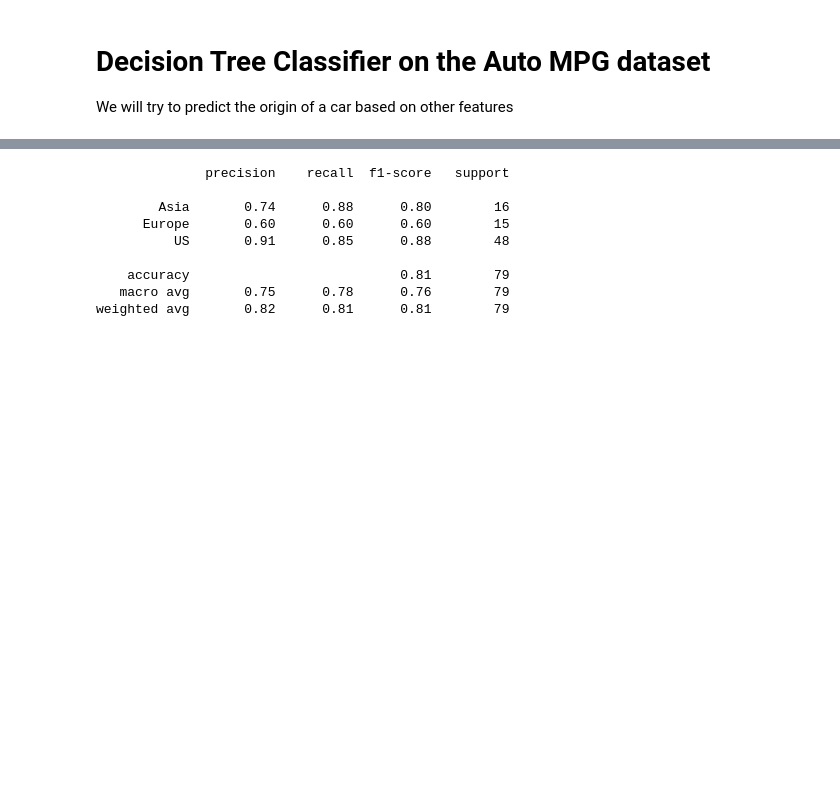
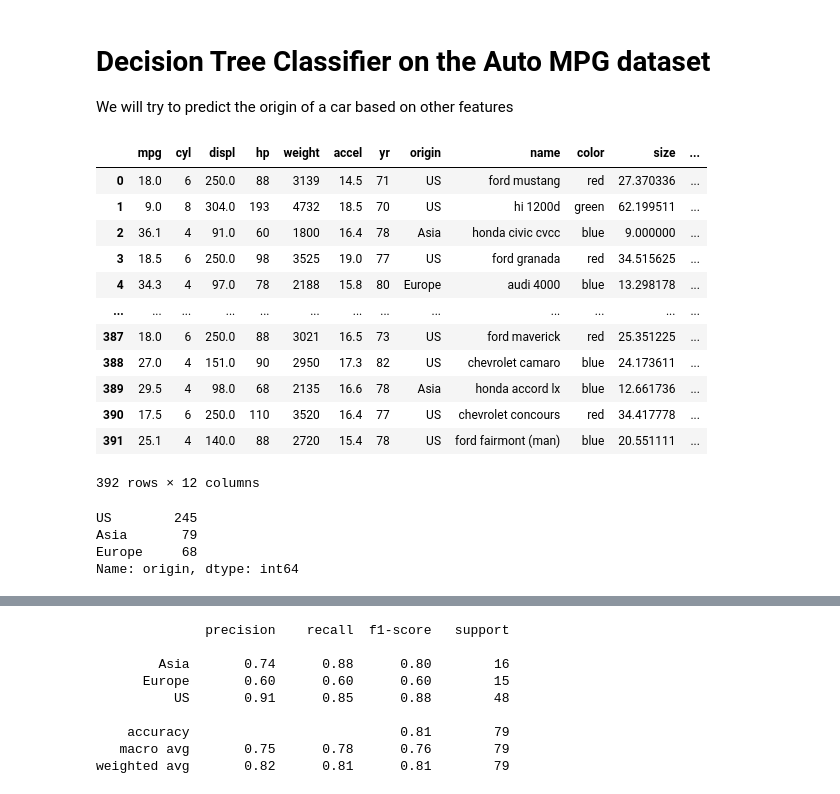
Before and after one commit to gmehra123/vistra-beginner, a Jupyter notebook: Python_Begin_DT.ipynb, the cells around one changed output, grey strips where cells are left out. Drawn from its saved outputs; the diff is of its cells as text; code cells hidden in the pictures; blank space fills up the shorter version.

```diff
--- a/Python_Begin_DT.ipynb
+++ b/Python_Begin_DT.ipynb
@@ -9,5 +13,28 @@ We will try to predict the origin of a car based on other features
 # %%
 cars = pd.read_csv("https://an-vistra.s3.us-west-1.amazonaws.com/data/auto-mpg.csv")
+# %%
+cars
+# %% [output]
+|  | mpg | cyl | displ | hp | weight | accel | yr | origin | name | color | size | ... |
+| 0 | 18.0 | 6 | 250.0 | 88 | 3139 | 14.5 | 71 | US | ford mustang | red | 27.370336 | ... |
+| 1 | 9.0 | 8 | 304.0 | 193 | 4732 | 18.5 | 70 | US | hi 1200d | green | 62.199511 | ... |
+| 2 | 36.1 | 4 | 91.0 | 60 | 1800 | 16.4 | 78 | Asia | honda civic cvcc | blue | 9.000000 | ... |
+| 3 | 18.5 | 6 | 250.0 | 98 | 3525 | 19.0 | 77 | US | ford granada | red | 34.515625 | ... |
+| 4 | 34.3 | 4 | 97.0 | 78 | 2188 | 15.8 | 80 | Europe | audi 4000 | blue | 13.298178 | ... |
+| ... | ... | ... | ... | ... | ... | ... | ... | ... | ... | ... | ... | ... |
+| 387 | 18.0 | 6 | 250.0 | 88 | 3021 | 16.5 | 73 | US | ford maverick | red | 25.351225 | ... |
+| 388 | 27.0 | 4 | 151.0 | 90 | 2950 | 17.3 | 82 | US | chevrolet camaro | blue | 24.173611 | ... |
+| 389 | 29.5 | 4 | 98.0 | 68 | 2135 | 16.6 | 78 | Asia | honda accord lx | blue | 12.661736 | ... |
+| 390 | 17.5 | 6 | 250.0 | 110 | 3520 | 16.4 | 77 | US | chevrolet concours | red | 34.417778 | ... |
+| 391 | 25.1 | 4 | 140.0 | 88 | 2720 | 15.4 | 78 | US | ford fairmont (man) | blue | 20.551111 | ... |
+392 rows × 12 columns
+# %%
+cars['origin'].value_counts()
+# %% [output]
+US        245
+Asia       79
+Europe     68
+Name: origin, dtype: int64
 # %%
 X = cars[['mpg', 'cyl', 'displ', 'hp', 'weight', 'accel', 'size']]
 # %%
```
Also changed, not shown: parts of 3 cells of this notebook.
